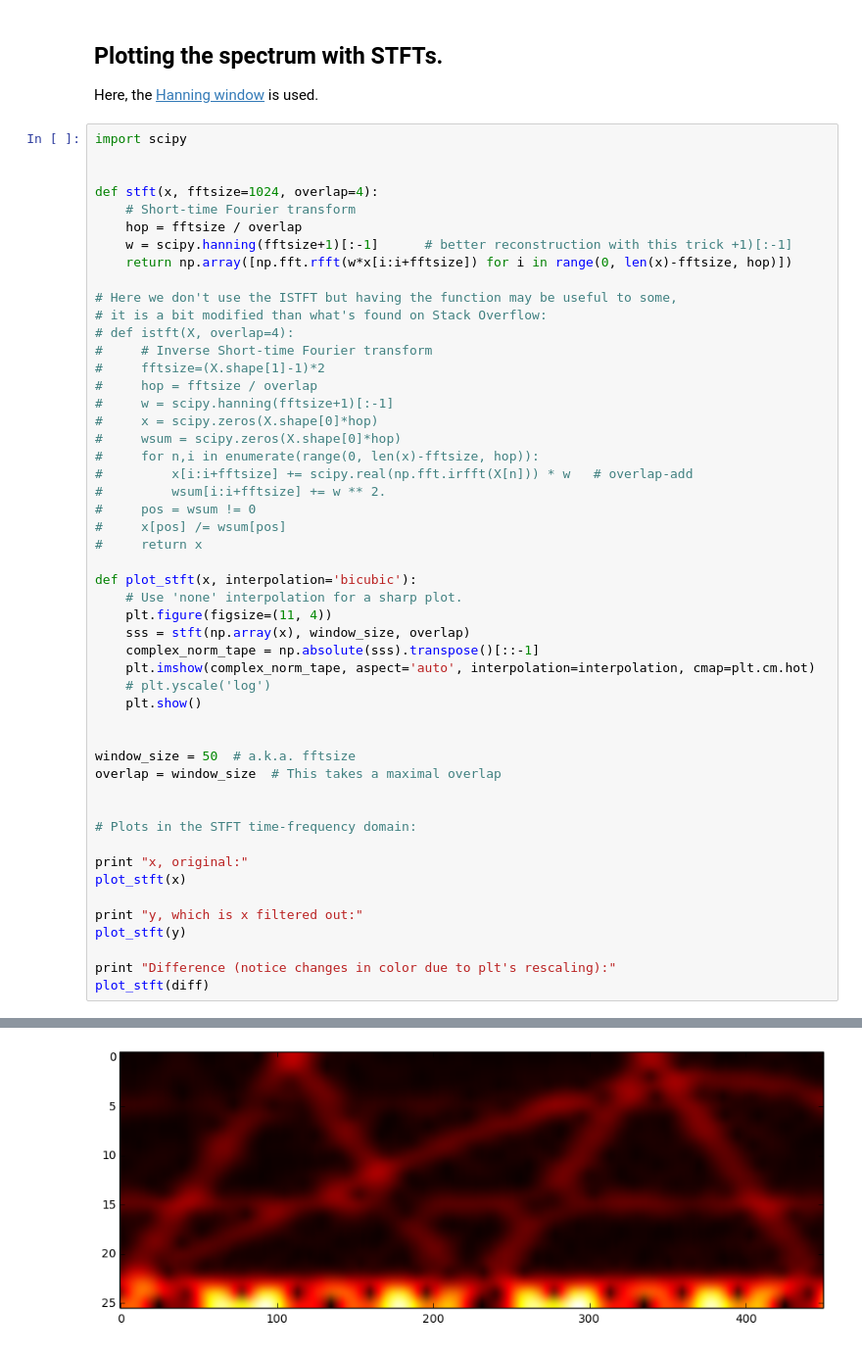
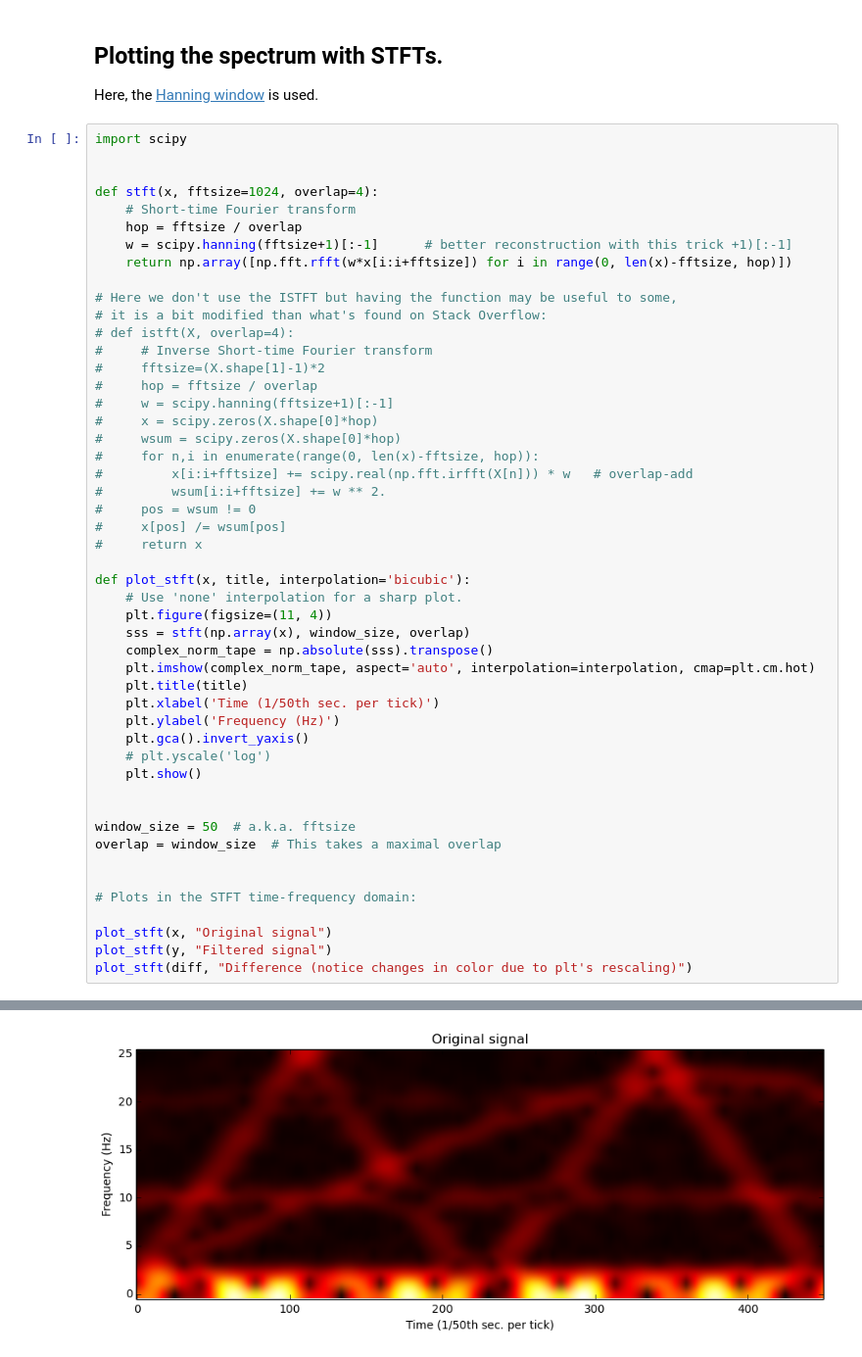
Before and after one commit to guillaume-chevalier/filtering-stft-and-laplace-transform, a Jupyter notebook: Filtering.ipynb, the cells around one changed output, grey strips where cells are left out. Shown at 98% size. Cells and saved outputs as stored; diff of their text form.

```diff
--- a/Filtering.ipynb
+++ b/Filtering.ipynb
@@ -94,12 +99,16 @@ def stft(x, fftsize=1024, overlap=4):
 #     x[pos] /= wsum[pos]
 #     return x
 
-def plot_stft(x, interpolation='bicubic'):
+def plot_stft(x, title, interpolation='bicubic'):
     # Use 'none' interpolation for a sharp plot.
     plt.figure(figsize=(11, 4))
     sss = stft(np.array(x), window_size, overlap)
-    complex_norm_tape = np.absolute(sss).transpose()[::-1]
+    complex_norm_tape = np.absolute(sss).transpose()
     plt.imshow(complex_norm_tape, aspect='auto', interpolation=interpolation, cmap=plt.cm.hot)
+    plt.title(title)
+    plt.xlabel('Time (1/50th sec. per tick)')
+    plt.ylabel('Frequency (Hz)')
+    plt.gca().invert_yaxis()
     # plt.yscale('log')
     plt.show()
 
@@ -110,12 +119,7 @@ overlap = window_size  # This takes a maximal overlap
 
 # Plots in the STFT time-frequency domain:
 
-print "x, original:"
-plot_stft(x)
-
-print "y, which is x filtered out:"
-plot_stft(y)
-
-print "Difference (notice changes in color due to plt's rescaling):"
-plot_stft(diff)
+plot_stft(x, "Original signal")
+plot_stft(y, "Filtered signal")
+plot_stft(diff, "Difference (notice changes in color due to plt's rescaling)")
 # %% [output]
@@ -123 +126 @@ x, original:
-[figure, old version]
+[figure, new version]
```
Also changed, not shown: parts of 7 cells of this notebook, 11 other files.
